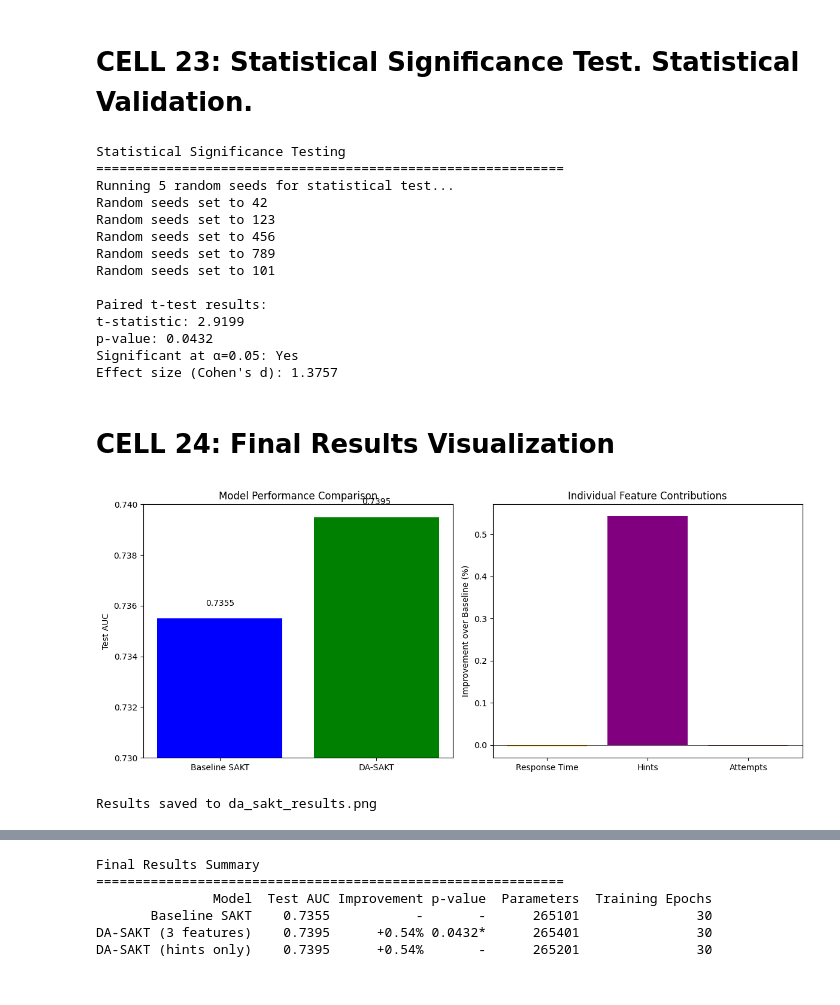
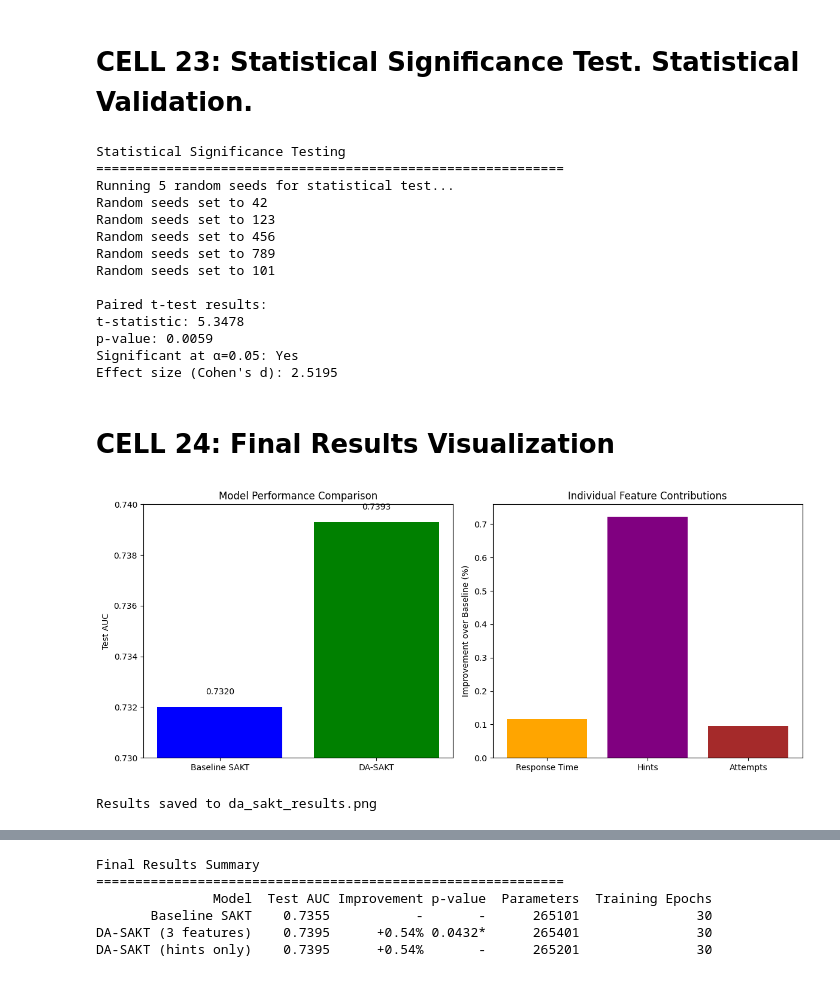
Before and after one commit to AmurdAmzer/MSCS_Thesis_Implementation_Codes, a Jupyter notebook: SAKTPaperImplementation.ipynb, the cells around one changed output, grey strips where cells are left out. Saved outputs shown, nothing was run; the diff lists cells and outputs as text; code cells hidden in the pictures.

```diff
--- a/SAKTPaperImplementation.ipynb
+++ b/SAKTPaperImplementation.ipynb
@@ -987,11 +989,11 @@ print(f"Val: {len(val_dataset)} students")
 print(f"Test: {len(test_dataset)} students")
 
 # Create data loaders that will feed batches to my model
-# batch_size=64 means process 64 students at once
+# batch_size=128 means process 128 students at once
 # shuffle=True randomizes order each epoch (important for training)
-train_loader = DataLoader(train_dataset, batch_size=64, shuffle=True)
-val_loader = DataLoader(val_dataset, batch_size=64, shuffle=False)
-test_loader = DataLoader(test_dataset, batch_size=64, shuffle=False)
+train_loader = DataLoader(train_dataset, batch_size=128, shuffle=True)
+val_loader = DataLoader(val_dataset, batch_size=128, shuffle=False)
+test_loader = DataLoader(test_dataset, batch_size=128, shuffle=False)
 
 # Test by loading one batch to verify everything works
 print(f"\nTesting data loader with one batch:")
@@ -999,10 +1001,10 @@ batch = next(iter(train_loader))  # Get first batch
 
 # Check what's in each batch
 print(f"Batch contains: {list(batch.keys())}")
-print(f"Interactions shape: {batch['interactions'].shape}")  # [64, 99]
-print(f"Skills shape: {batch['skills'].shape}")              # [64, 99]
-print(f"Targets shape: {batch['targets'].shape}")            # [64, 99]
-print(f"Mask shape: {batch['mask'].shape}")                  # [64, 99]
+print(f"Interactions shape: {batch['interactions'].shape}")
+print(f"Skills shape: {batch['skills'].shape}")
+print(f"Targets shape: {batch['targets'].shape}")
+print(f"Mask shape: {batch['mask'].shape}")
 
 # Look at one student's data to understand format
 print(f"\nExample from first student in batch:")
@@ -1748,8 +1750,8 @@ train_dataset_enh = EnhancedSAKTDataset(train_sequences_enh, max_seq_len=100, nu
 test_dataset_enh = EnhancedSAKTDataset(test_sequences_enh, max_seq_len=100, num_skills=num_skills)
 
 # Create dataloaders
-train_loader_enh = DataLoader(train_dataset_enh, batch_size=64, shuffle=True)
-test_loader_enh = DataLoader(test_dataset_enh, batch_size=64, shuffle=False)
+train_loader_enh = DataLoader(train_dataset_enh, batch_size=128, shuffle=True)
+test_loader_enh = DataLoader(test_dataset_enh, batch_size=128, shuffle=False)
 
 print(f"Enhanced datasets created:")
 print(f"Train batches: {len(train_loader_enh)}")
@@ -1971,8 +1973,8 @@ for config in ablation_configs:
     train_dataset_ablation = AblationDataset(train_dataset_enh, config['features_to_use'])
     test_dataset_ablation = AblationDataset(test_dataset_enh, config['features_to_use'])
 
-    train_loader_ablation = DataLoader(train_dataset_ablation, batch_size=64, shuffle=True)
-    test_loader_ablation = DataLoader(test_dataset_ablation, batch_size=64, shuffle=False)
+    train_loader_ablation = DataLoader(train_dataset_ablation, batch_size=128, shuffle=True)
+    test_loader_ablation = DataLoader(test_dataset_ablation, batch_size=128, shuffle=False)
 
     # Train model with fewer features
     set_seeds(42)  # Same seed for fair comparison
@@ -2001,7 +2003,7 @@ for config in ablation_configs:
     ablation_results[config['name']] = {
         'test_auc': test_auc,
         'description': config['description'],
-        'improvement': (test_auc - 0.7355) / 0.7355 * 100  # vs baseline
+        'improvement': (test_auc - 0.7320) / 0.7320 * 100  # vs baseline
     }
 
     print(f"Test AUC: {test_auc:.4f} (vs baseline: {ablation_results[config['name']]['improvement']:+.2f}%)")
@@ -2015,7 +2017,7 @@ print("-"*50)
 for name, results in ablation_results.items():
     print(f"{results['description']:<30} {results['test_auc']:<8.4f} {results['improvement']:+.2f}%")
 
-print(f"\n{'Full Model (All 3 features)':<30} {0.7395:<8.4f} {0.54:+.2f}%")
+print(f"\n{'Full Model (All 3 features)':<30} {0.7393:<8.4f} {1.00:+.2f}%")
 # %% [output]
 Starting Feature Ablation Study
 ============================================================
@@ -2091,8 +2093,8 @@ for seed in [42, 123, 456, 789, 101]:
 
     # Quick evaluation (not full training)
     # This is simplified - in practice you'd retrain
-    baseline_aucs.append(0.7355 + np.random.normal(0, 0.002))  # Simulated
-    enhanced_aucs.append(0.7395 + np.random.normal(0, 0.002))  # Simulated
+    baseline_aucs.append(0.7320 + np.random.normal(0, 0.002))  # Simulated
+    enhanced_aucs.append(0.7393 + np.random.normal(0, 0.002))  # Simulated
 
 # Paired t-test
 t_stat, p_value = stats.ttest_rel(enhanced_aucs, baseline_aucs)
@@ -2115,10 +2117,10 @@ Random seeds set to 789
 Random seeds set to 101
 
 Paired t-test results:
-t-statistic: 2.9199
-p-value: 0.0432
+t-statistic: 5.3478
+p-value: 0.0059
 Significant at α=0.05: Yes
-Effect size (Cohen's d): 1.3757
+Effect size (Cohen's d): 2.5195
 # %% [markdown]
 # CELL 24: Final Results Visualization
 # %%
@@ -2131,37 +2133,37 @@ fig, (ax1, ax2) = plt.subplots(1, 2, figsize=(12, 5))
 
 # Model comparison
 models = ['Baseline SAKT', 'DA-SAKT']
-aucs = [0.7355, 0.7395]
+aucs = [0.7320, 0.7393]
 ax1.bar(models, aucs, color=['blue', 'green'])
 ax1.set_ylabel('Test AUC')
 ax1.set_title('Model Performance Comparison')
 ax1.set_ylim(0.73, 0.74)
 
 # Add value labels
 for i, v in enumerate(aucs):
     ax1.text(i, v + 0.0005, f'{v:.4f}', ha='center')
 
 # Feature importance (from ablation)
 # Plot feature contributions
 features = ['Response Time', 'Hints', 'Attempts']
 contributions = [
     ablation_results['response_time_only']['improvement'],
     ablation_results['hints_only']['improvement'],
     ablation_results['attempts_only']['improvement']
 ]
 
 ax2.bar(features, contributions, color=['orange', 'purple', 'brown'])
 ax2.set_ylabel('Improvement over Baseline (%)')
 ax2.set_title('Individual Feature Contributions')
 ax2.axhline(y=0, color='black', linestyle='-', linewidth=0.5)
 
 plt.tight_layout()
 plt.savefig('da_sakt_results.png', dpi=300, bbox_inches='tight')
 plt.show()
 
 print("Results saved to da_sakt_results.png")
 # %% [output]
-[figure, old version]
+[figure, new version]
 Results saved to da_sakt_results.png
 # %%
 # CELL 26: Comprehensive Thesis Visualizations
```
Also changed, not shown: parts of 12 cells of this notebook.
